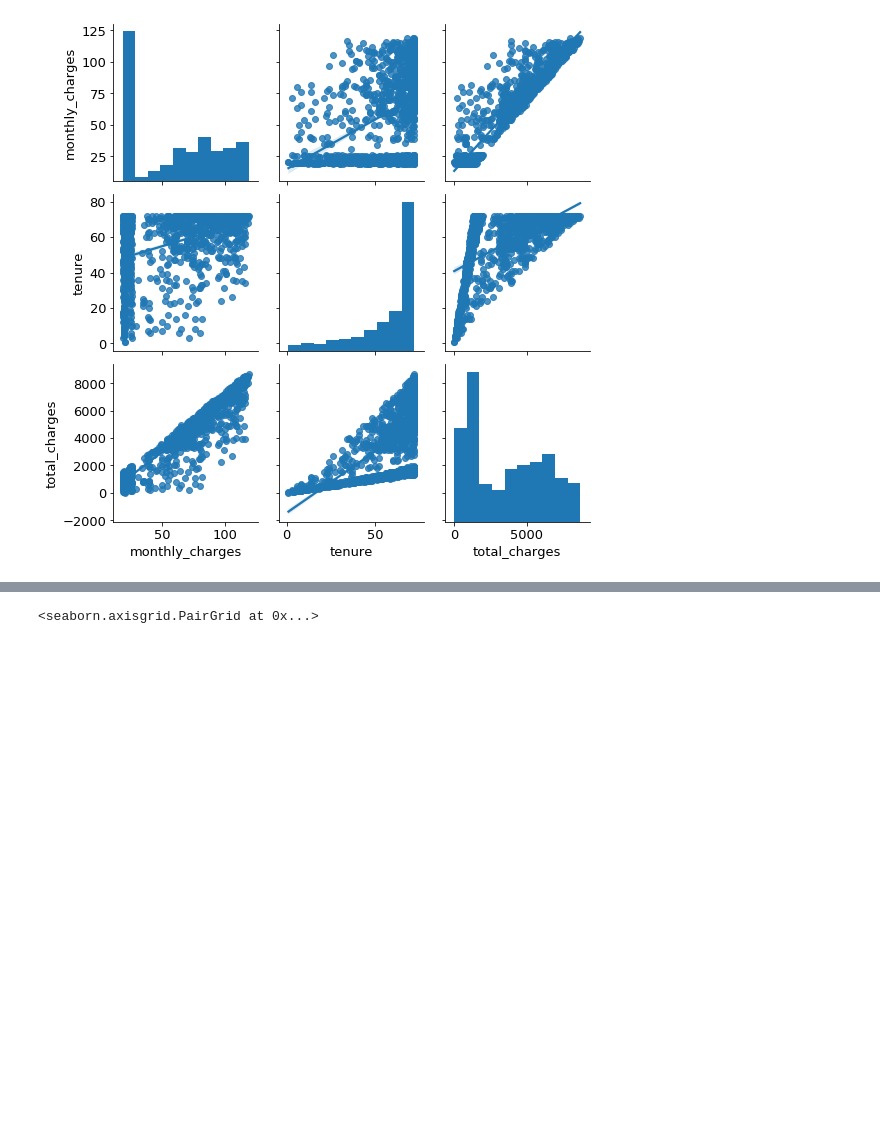
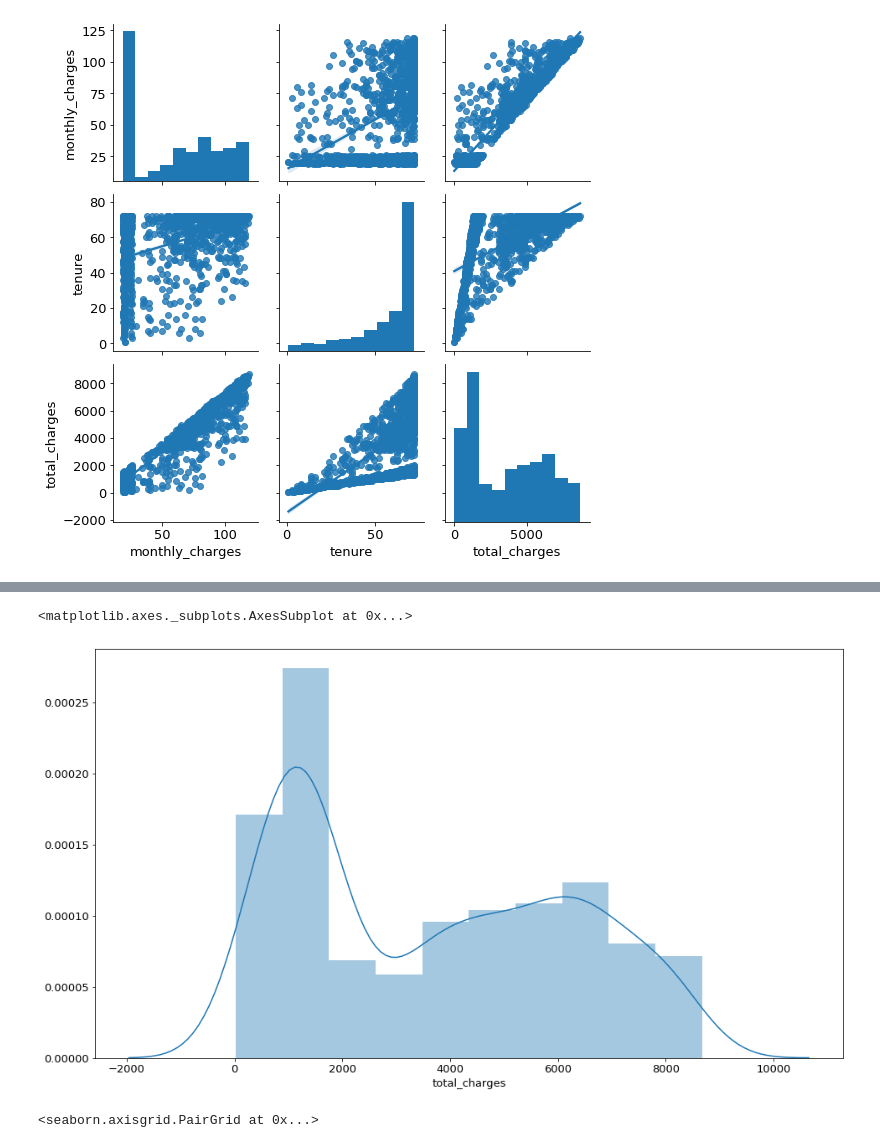
Before and after one commit to Yongliang-Shi/regression-exercises, a Jupyter notebook: explore_telco.ipynb, the cells around one changed output, grey strips where cells are left out. Drawn from its saved outputs; the diff is of its cells as text; code cells hidden in the pictures; blank space fills up the shorter version.

```diff
--- a/explore_telco.ipynb
+++ b/explore_telco.ipynb
@@ -56,3 +66,8 @@ plot_variable_pairs(df)
+# %%
+sns.distplot(df.total_charges)
+# %% [output]
+<matplotlib.axes._subplots.AxesSubplot at 0x...>
+[figure, added]
 # %%
 scaled_cols = ['monthly_charges_scaled', 'tenure_scaled', 'total_charges_scaled']
 df = train[scaled_cols]
```
Also changed, not shown: parts of 2 cells of this notebook.
